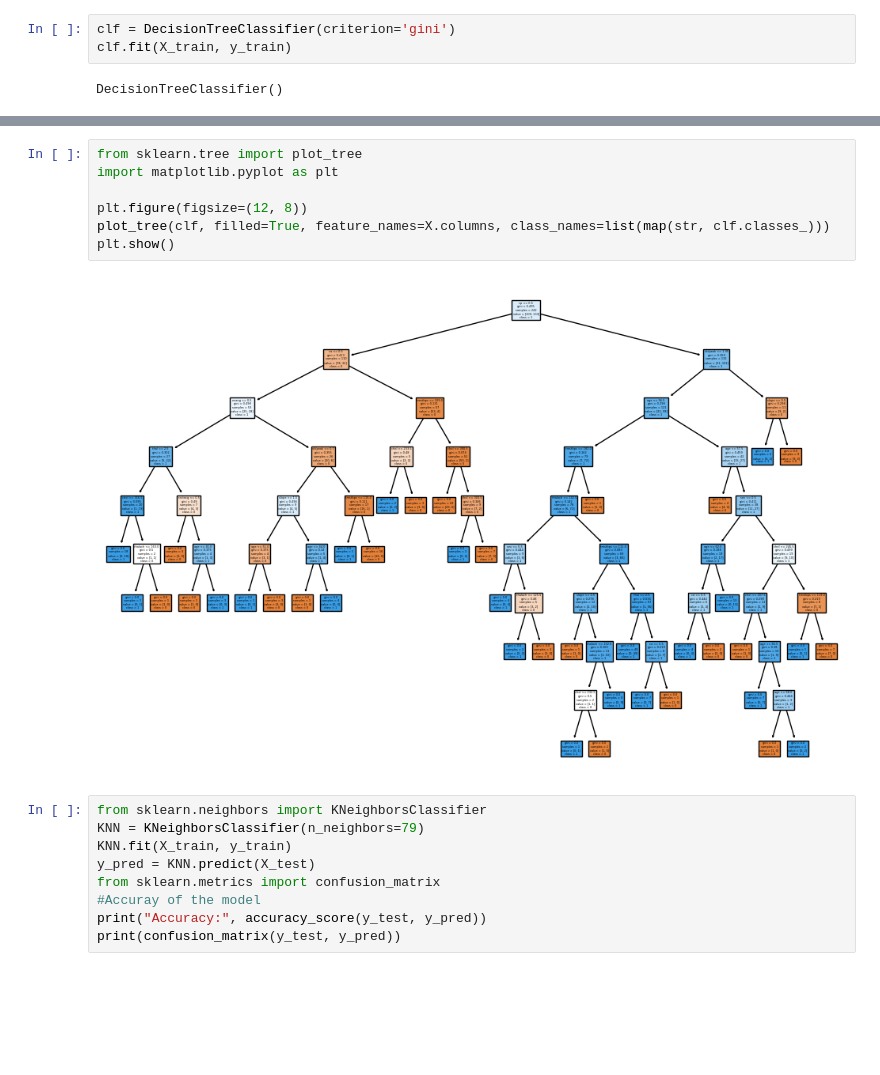
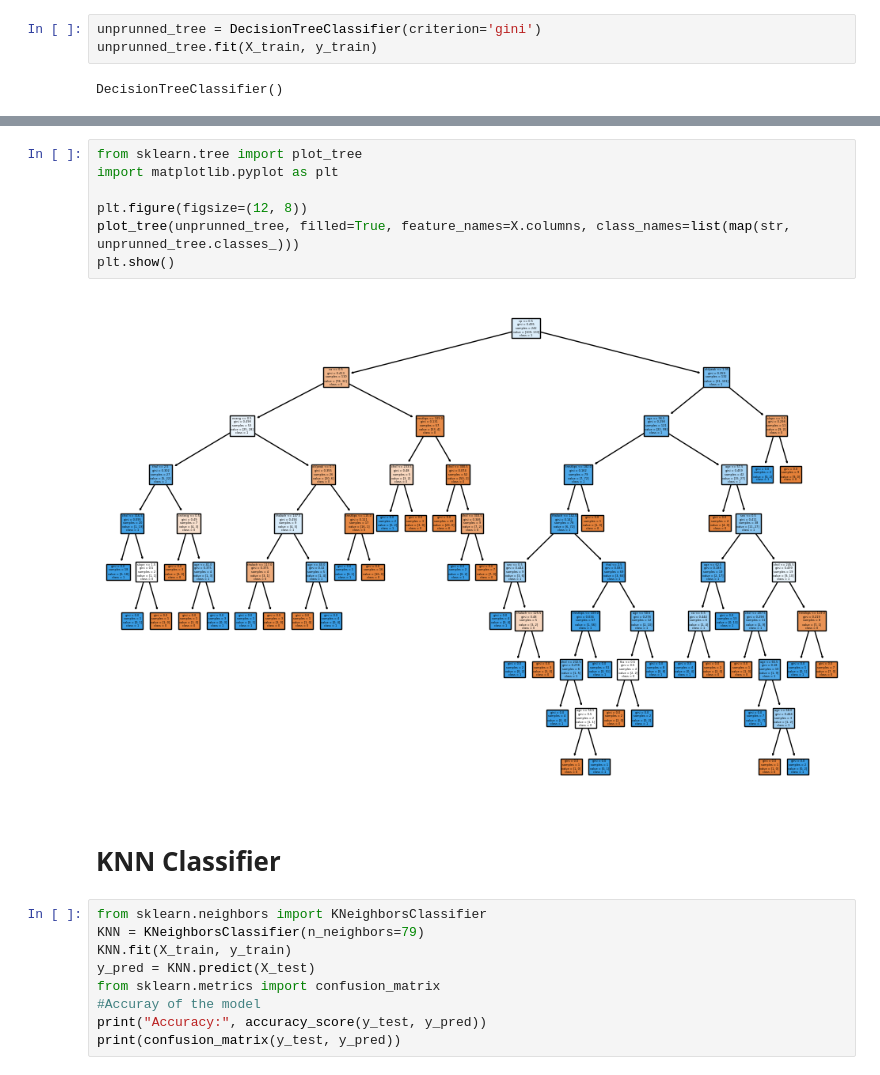
Before and after one commit to muhammadhasanfahim/Data_Mining_LAB, a Jupyter notebook: lab-05.ipynb, the cells around one changed output, grey strips where cells are left out. Drawn from its saved outputs; the diff is of its cells as text; blank space fills up the shorter version.

```diff
--- a/lab-05.ipynb
+++ b/lab-05.ipynb
@@ -13,8 +23,8 @@ y = df['target']
 # %%
 X_train, X_test, y_train, y_test = train_test_split(X, y, test_size=0.2, random_state=42)
 # %%
-clf = DecisionTreeClassifier(criterion='gini')
-clf.fit(X_train, y_train)
+unprunned_tree = DecisionTreeClassifier(criterion='gini')
+unprunned_tree.fit(X_train, y_train)
 # %% [output]
 DecisionTreeClassifier()
 # %%
@@ -44,12 +54,14 @@ weighted avg       0.86      0.85      0.85        61
 # %%
 from sklearn.tree import plot_tree
 import matplotlib.pyplot as plt
 
 plt.figure(figsize=(12, 8))
-plot_tree(clf, filled=True, feature_names=X.columns, class_names=list(map(str, clf.classes_)))
+plot_tree(unprunned_tree, filled=True, feature_names=X.columns, class_names=list(map(str, unprunned_tree.classes_)))
 plt.show()
 # %% [output]
-[figure, old version]
+[figure, new version]
+# %% [markdown]
+# KNN Classifier
 # %%
 from sklearn.neighbors import KNeighborsClassifier
 KNN = KNeighborsClassifier(n_neighbors=79)
```
Also changed, not shown: parts of 14 cells of this notebook.
